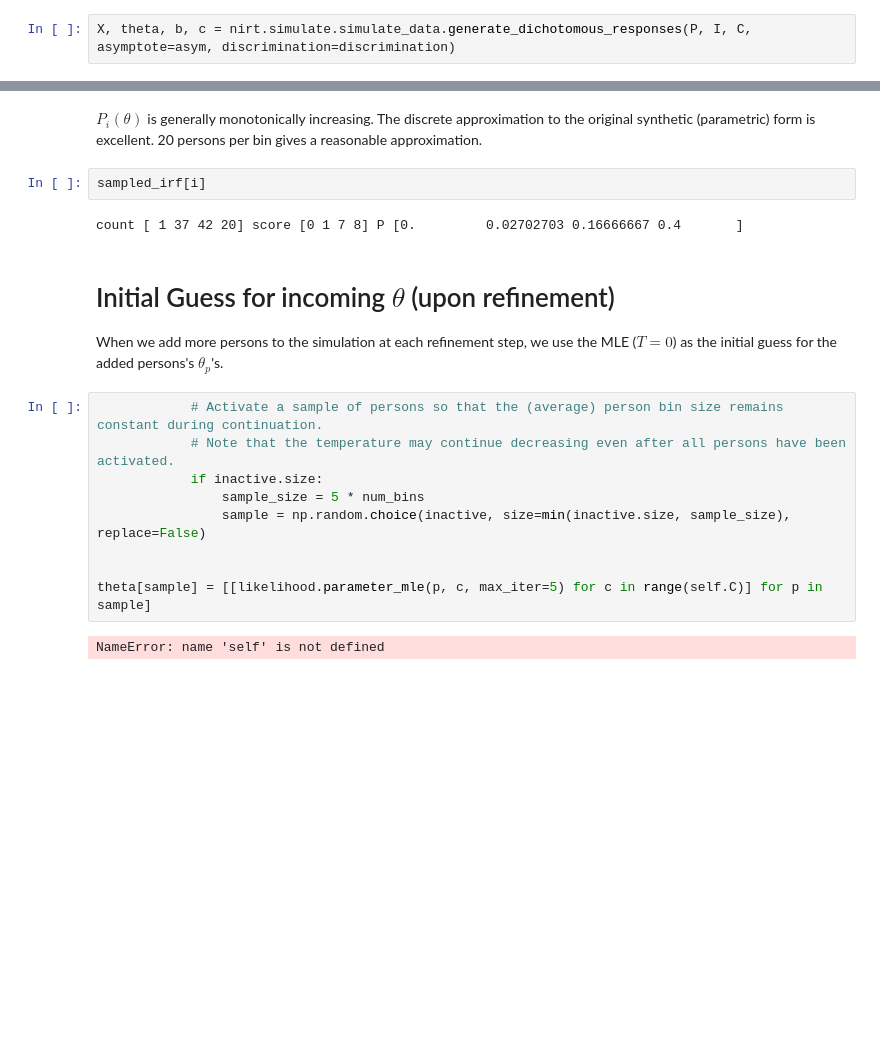
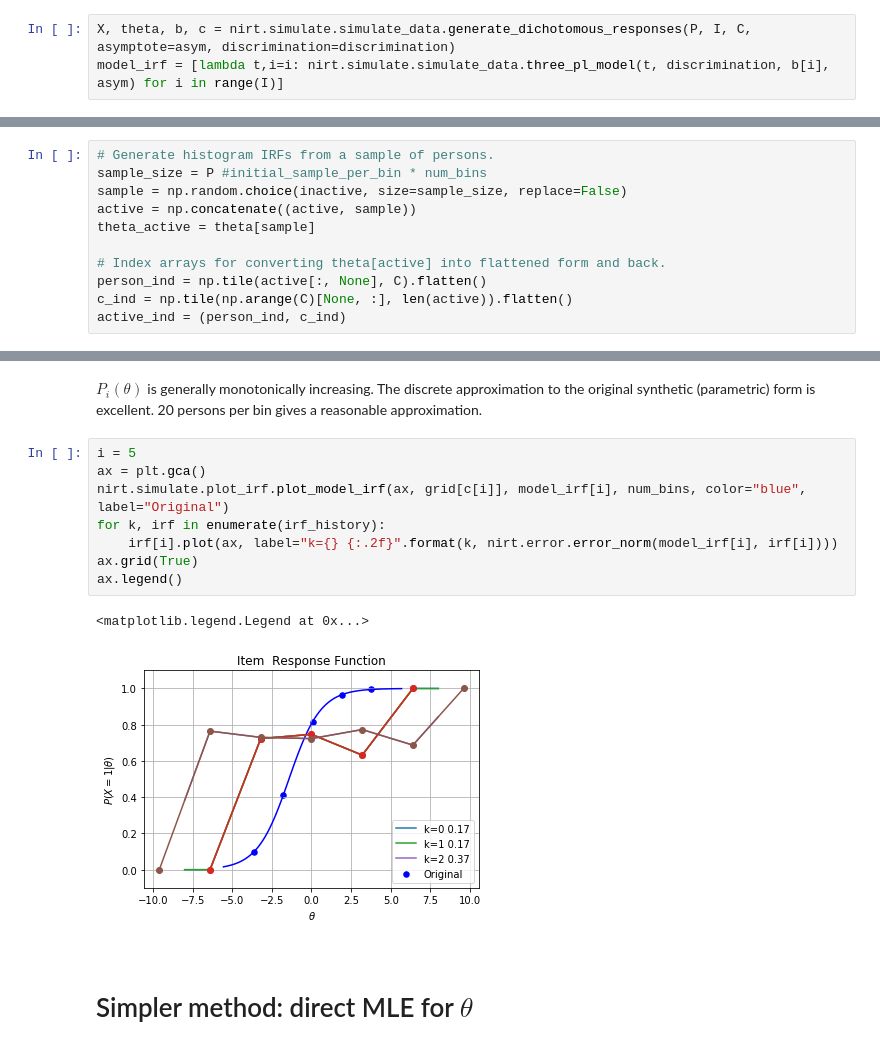
Before and after one commit to ETS-Next-Gen/irt-mcmc, a Jupyter notebook: notebooks/irt_solver_1d_simulated_data.ipynb, the cells around one changed output, grey strips where cells are left out. Drawn from its saved outputs; the diff is of its cells as text; blank space fills up the shorter version.

```diff
--- a/notebooks/irt_solver_1d_simulated_data.ipynb
+++ b/notebooks/irt_solver_1d_simulated_data.ipynb
@@ -45,5 +58,6 @@ discrimination = 1
 # %%
 X, theta, b, c = nirt.simulate.simulate_data.generate_dichotomous_responses(P, I, C, asymptote=asym, discrimination=discrimination)
+model_irf = [lambda t,i=i: nirt.simulate.simulate_data.three_pl_model(t, discrimination, b[i], asym) for i in range(I)]
 # %%
 # Verify that student latent abilities are normally distributed. theta_c ~ N(0, invgamma(a_c,b_c))
 print(theta.shape)
@@ -105,0 +110,11 @@ sampled_irf = [nirt.irf.ItemResponseFunction(sampled_grid[ci], X[sample, i]) for
+# %%
+# Generate histogram IRFs from a sample of persons.
+sample_size = P #initial_sample_per_bin * num_bins
+sample = np.random.choice(inactive, size=sample_size, replace=False)
+active = np.concatenate((active, sample))
+theta_active = theta[sample]
+
+# Index arrays for converting theta[active] into flattened form and back.
+person_ind = np.tile(active[:, None], C).flatten()
+c_ind = np.tile(np.arange(C)[None, :], len(active)).flatten()
+active_ind = (person_ind, c_ind)
@@ -153,20 +144,18 @@ count [ 1 37 42 20] score [0 1 7 8] P [0.         0.02702703 0.16666667 0.4
 # %% [markdown]
 $P_i(\theta)$ is generally monotonically increasing. The discrete approximation to the original synthetic (parametric) form is excellent. 20 persons per bin gives a reasonable approximation.
-# %%
-sampled_irf[i]
-# %% [output]
-count [ 1 37 42 20] score [0 1 7 8] P [0.         0.02702703 0.16666667 0.4       ]
+# %%
+i = 5
+ax = plt.gca()
+nirt.simulate.plot_irf.plot_model_irf(ax, grid[c[i]], model_irf[i], num_bins, color="blue", label="Original")
+for k, irf in enumerate(irf_history):
+    irf[i].plot(ax, label="k={} {:.2f}".format(k, nirt.error.error_norm(model_irf[i], irf[i])))
+ax.grid(True)
+ax.legend()
+# %% [output]
+<matplotlib.legend.Legend at 0x...>
+[figure, added]
 # %% [markdown]
-# Initial Guess for incoming $\theta$ (upon refinement)
-When we add more persons to the simulation at each refinement step, we use the MLE ($T=0$) as the initial guess for the added persons's $\theta_p$'s.
+<!-- # Initial Guess for incoming $\theta$ (upon refinement)
+When we add more persons to the simulation at each refinement step, we use the MLE ($T=0$) as the initial guess for the added persons's $\theta_p$'s. -->
-# %%
-            # Activate a sample of persons so that the (average) person bin size remains constant during continuation.
-            # Note that the temperature may continue decreasing even after all persons have been activated.
-            if inactive.size:
-                sample_size = 5 * num_bins
-                sample = np.random.choice(inactive, size=min(inactive.size, sample_size), replace=False)
-
-
-theta[sample] = [[likelihood.parameter_mle(p, c, max_iter=5) for c in range(self.C)] for p in sample]
-# %% [output]
-NameError: name 'self' is not defined
+# %% [markdown]
+# Simpler method: direct MLE for $\theta$
```
Also changed, not shown: parts of 22 cells of this notebook, 7 other files.
